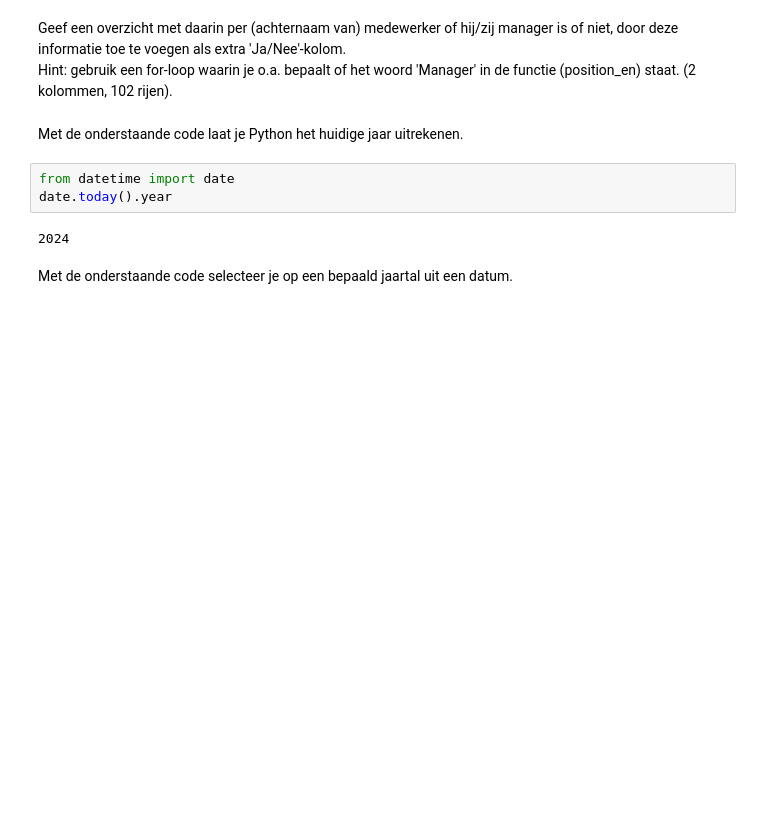
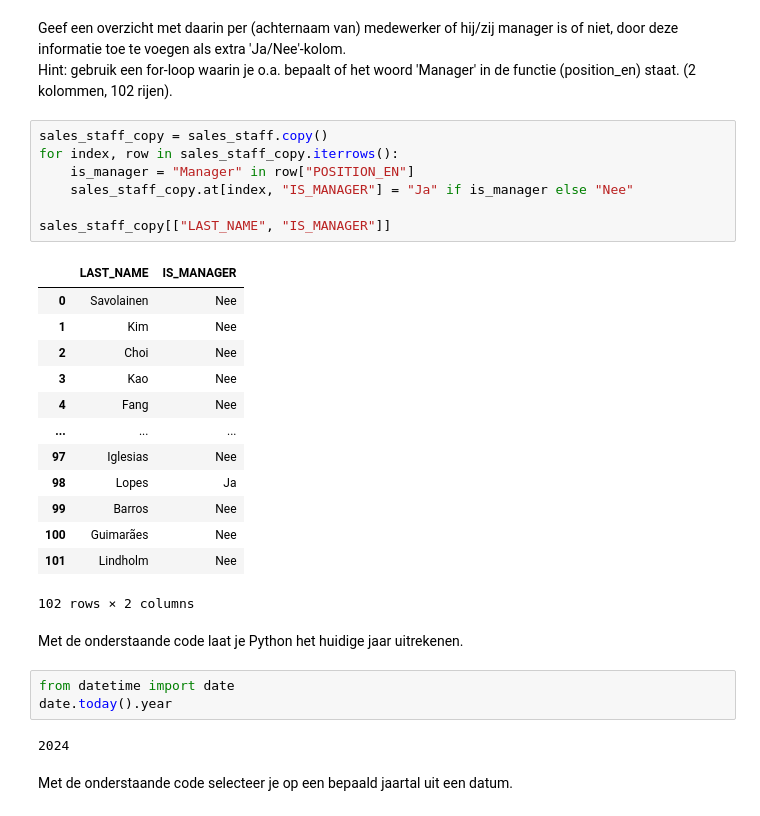
Before and after one commit to semkoolennl/SEM4-DEDS, a Jupyter notebook: week2/Practicum_2.3_Opdrachten.ipynb, the cells around one changed output. Cells and saved outputs as stored; diff of their text form; blank space fills up the shorter version.

```diff
--- a/week2/Practicum_2.3_Opdrachten.ipynb
+++ b/week2/Practicum_2.3_Opdrachten.ipynb
@@ -539,6 +569,27 @@ Geef een overzicht met daarin de namen van de producten die voor meer dan 500 (v
 # %% [markdown]
 Geef een overzicht met daarin per (achternaam van) medewerker of hij/zij manager is of niet, door deze informatie toe te voegen als extra 'Ja/Nee'-kolom.<br>
 Hint: gebruik een for-loop waarin je o.a. bepaalt of het woord 'Manager' in de functie (position_en) staat. (2 kolommen, 102 rijen).
+# %%
+sales_staff_copy = sales_staff.copy()
+for index, row in sales_staff_copy.iterrows():
+    is_manager = "Manager" in row["POSITION_EN"]
+    sales_staff_copy.at[index, "IS_MANAGER"] = "Ja" if is_manager else "Nee"
+
+sales_staff_copy[["LAST_NAME", "IS_MANAGER"]]
+# %% [output]
+|  | LAST_NAME | IS_MANAGER |
+| 0 | Savolainen | Nee |
+| 1 | Kim | Nee |
+| 2 | Choi | Nee |
+| 3 | Kao | Nee |
+| 4 | Fang | Nee |
+| ... | ... | ... |
+| 97 | Iglesias | Nee |
+| 98 | Lopes | Ja |
+| 99 | Barros | Nee |
+| 100 | Guimarães | Nee |
+| 101 | Lindholm | Nee |
+102 rows × 2 columns
 # %% [markdown]
 Met de onderstaande code laat je Python het huidige jaar uitrekenen.
 # %%
```
Also changed, not shown: parts of 3 cells of this notebook, 6 other files.
